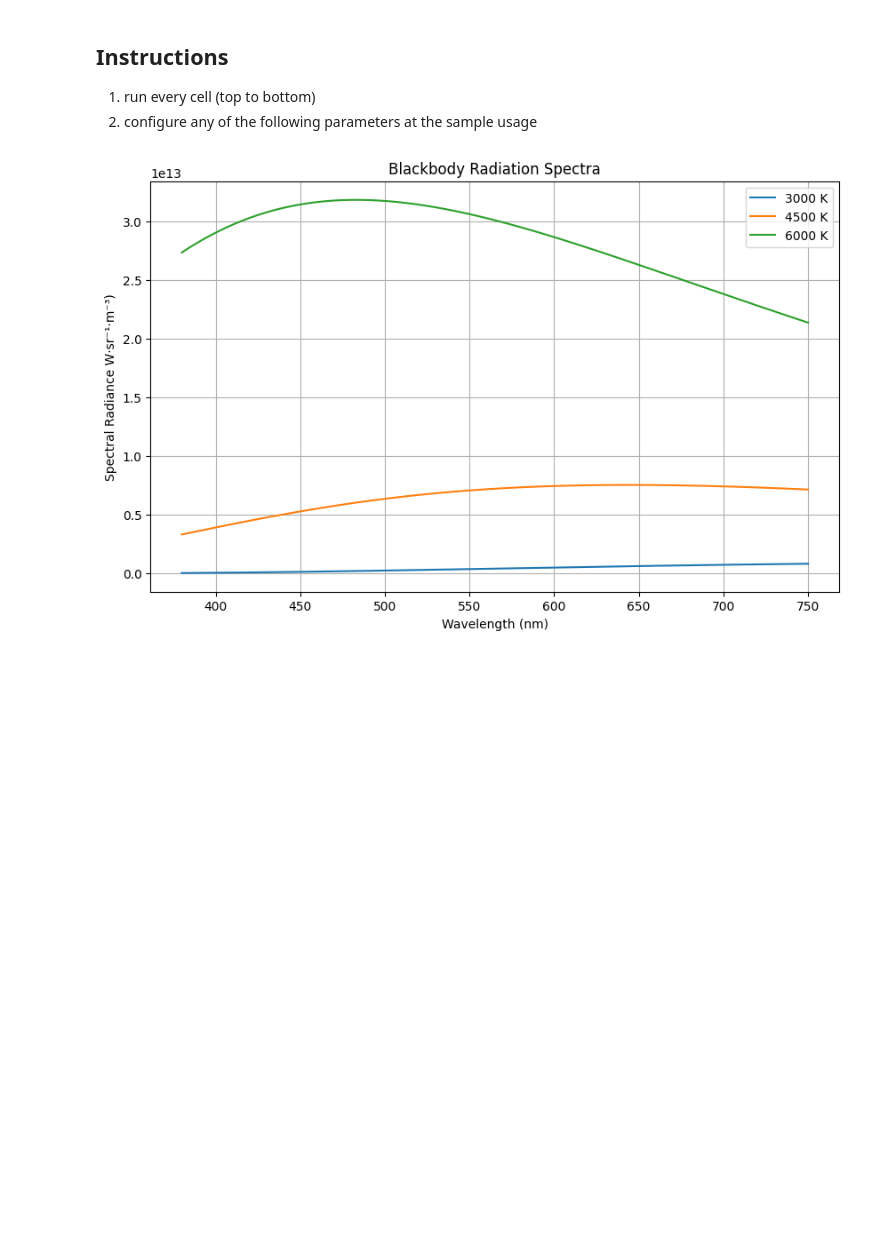
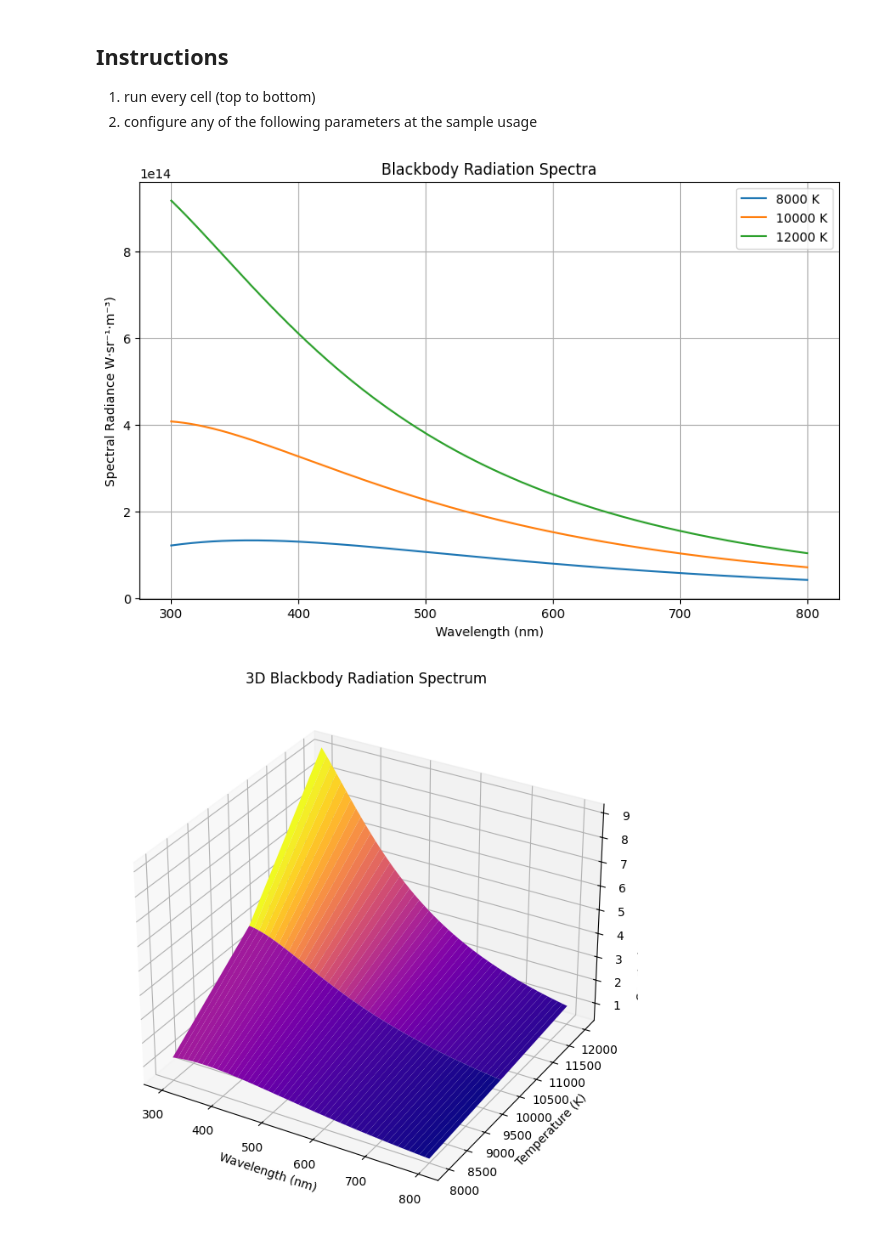
Before and after one commit to leona-raine/blackbody-explorer, a Jupyter notebook: prototype.ipynb, the cells around one changed output. Saved outputs shown, nothing was run; the diff lists cells and outputs as text; code cells hidden in the pictures; blank space fills up the shorter version.

```diff
--- a/prototype.ipynb
+++ b/prototype.ipynb
@@ -33,7 +34,7 @@ def planck(wavelength, T):
     b = np.exp(h*c / (wavelength*k*T)) - 1.0 # denominator = exp(h*c / (λ*k*T)) - 1
     return a / b
 # %%
-def plot_spectrum(temperatures, wavelength_range):
+def plot_blackbody_2d(temperatures, wavelength_range): # For 2D plot
     """
     Instruction: Plot blackbody spectra for multiple temperatures.
 
@@ -61,12 +62,36 @@ def plot_spectrum(temperatures, wavelength_range):
     plt.legend() # display temp labels
     plt.grid(True)
     plt.show()
+# %%
+def plot_blackbody_3d(temperatures, wavelength_range): # for 3D plot
+    """
+    Plot blackbody radiation as a 3D surface: wavelength x temperature x spectral radiance
+
+    Parameters:
+    - temperatures: list of or array of temperatures in Kelvin
+    - wavelength_range: tuple of start and end wavelength in meters
+    """
+
+    wavelengths = np.linspace(wavelength_range[0], wavelength_range[1], 500)
+    W, T = np.meshgrid(wavelengths, temperatures)
+    Z = planck(W, T)
+
+    fig = plt.figure(figsize=(12,8))
+    ax = fig.add_subplot(111, projection='3d')
+    surf = ax.plot_surface(W*1e9, T, Z, cmap='plasma')
+
+    ax.set_xlabel("Wavelength (nm)")
+    ax.set_ylabel("Temperature (K)")
+    ax.set_zlabel("Spectral Radiance (W·sr⁻¹·m⁻³)")
+    ax.set_title("3D Blackbody Radiation Spectrum")
 # %%
 # EDIT / CONFIGURE PARAMETERS
 
 # sample usage
-temps = [3000, 4500, 6000] # measurements should be in kelvin
-wl_range = (380e-9, 750e-9) # measurements should be in nanometers ranging within 100nm - 3000nm
-plot_spectrum(temps, wl_range)
+temps = [8000, 10000, 12000] # measurements should be in kelvin
+wl_range = (300e-9, 800e-9) # measurements should be in nanometers ranging within 100nm - 3000nm
+plot_blackbody_2d(temps, wl_range)
+plot_blackbody_3d(temps, wl_range)
 # %% [output]
-[figure, old version]
+[figure, new version]
+[figure, added]
```
Also changed, not shown: parts of 1 cell of this notebook.
